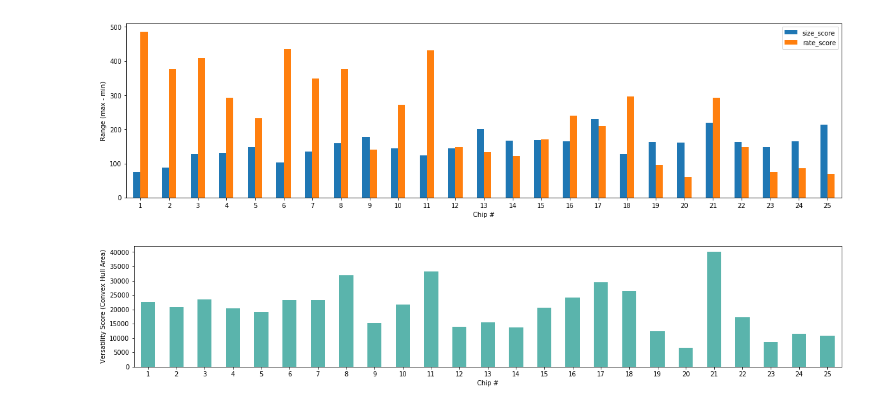
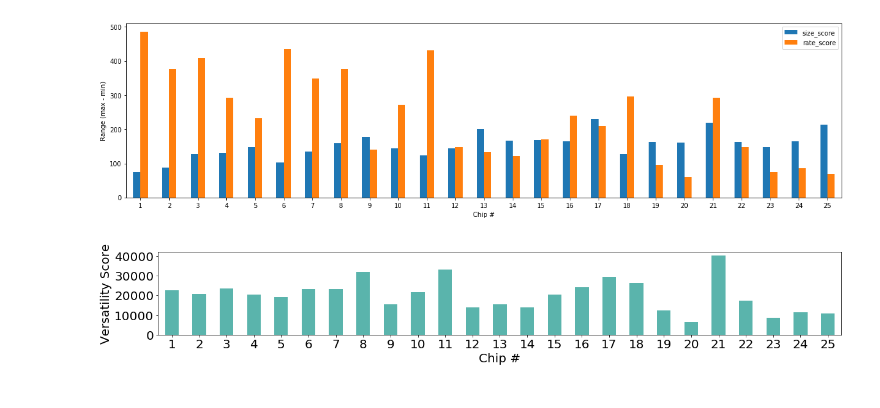
Before and after one commit to CIDARLAB/DAFD, a Jupyter notebook: rv_test.ipynb, the cells around one changed output. Cells and saved outputs as stored; diff of their text form; code cells hidden in the pictures.

```diff
--- a/rv_test.ipynb
+++ b/rv_test.ipynb
@@ -215,8 +224,12 @@ ax.set_ylabel("Range (max - min)")
 Text(0, 0.5, 'Range (max - min)')
 [figure]
 # %%
-ax = orthogonal_devices.plot.bar(x="Chip #", y=["score"],color="#5ab4ac", rot=0, figsize=[20,3.5], legend=False)
-ax.set_ylabel("Versatility Score (Convex Hull Area)")
+matplotlib.rcParams.update({'font.size': 20})
+
+ax = orthogonal_devices.plot.bar(x="Chip #", y=["score"],color="#5ab4ac", rot=0, figsize=[20,2.5], legend=False)
+ax.set_ylabel("Versatility Score")
+ax.set_yticks([0, 10000, 20000, 30000, 40000])
 plt.savefig("versatiliy_scores.pdf")
+import matplotlib
 # %% [output]
-[figure, old version]
+[figure, new version]
```
Also changed, not shown: parts of 4 cells of this notebook, 7 other files.
